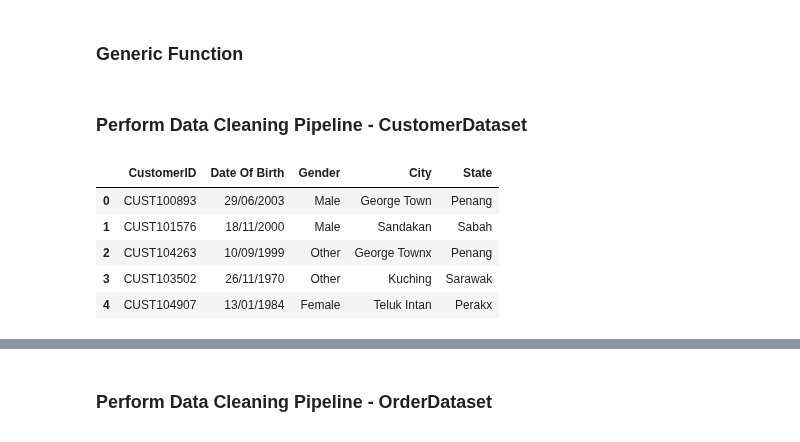
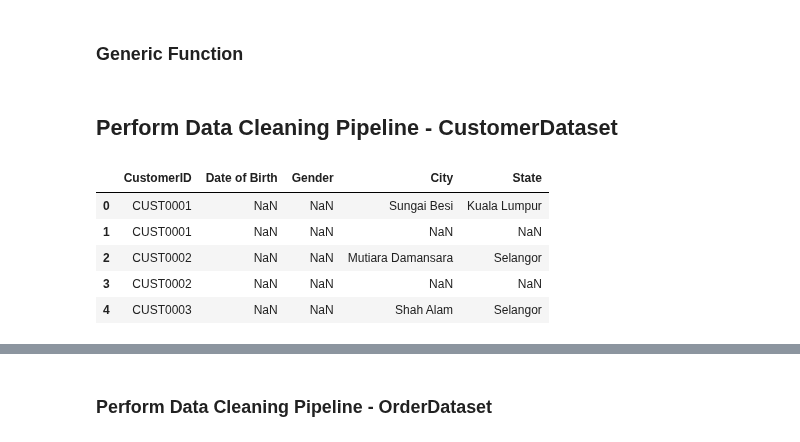
Before and after one commit to celinezyyy/Segma_FYP, a Jupyter notebook: server/python/dataCleaning/customerCleaning.ipynb, the cells around one changed output, grey strips where cells are left out. Saved outputs shown, nothing was run; the diff lists cells and outputs as text; code cells hidden in the pictures.

```diff
--- a/server/python/dataCleaning/customerCleaning.ipynb
+++ b/server/python/dataCleaning/customerCleaning.ipynb
@@ -105,29 +105,29 @@ def standardize_customer_id(df):
     # Might have special case of dirty data exist such as "****", "1234....", "annbwbciwbciowb"
     # not sure how to handle it (Currently will say bcs we focus on small business enterprise that have use digital system, so normally customerID will not have inconsistent format issue, even the inconsistant format exist, at the end this row will not be use as when we merge we cant found that customerID)
 # %% [markdown]
-### Perform Data Cleaning Pipeline - CustomerDataset
+## Perform Data Cleaning Pipeline - CustomerDataset
 # %%
 # Step 2: Load dataset
 # Replace 'customer_dataset.csv' with your actual file name or path
-# customer_file_path = "C:/Users/user/OneDrive/Desktop/Onedrive_YuyanDipsy/OneDrive/UM Y4S1/WIA3002 FYP 1 & 2/FYP2/Data/Soapan Santun - Use/2021 - 2025 Customer - Copy.csv"
-customer_file_path = "C:/Users/user/OneDrive/Desktop/Onedrive_YuyanDipsy/OneDrive/UM Y4S1/WIA3002 FYP 1 & 2/FYP2/Data/Test Data/customer_dataset_balanced_5033_rows.csv"
+customer_file_path = "C:/Users/user/OneDrive/Desktop/Onedrive_YuyanDipsy/OneDrive/UM Y4S1/WIA3002 FYP 1 & 2/FYP2/Data/Soapan Santun - Use/2021 - 2025 Customer - Copy.csv"
+# customer_file_path = "C:/Users/user/OneDrive/Desktop/Onedrive_YuyanDipsy/OneDrive/UM Y4S1/WIA3002 FYP 1 & 2/FYP2/Data/Test Data/customer_dataset_balanced_5033_rows.csv"
 # customer_file_path = "C:/Users/user/OneDrive/Desktop/Onedrive_YuyanDipsy/OneDrive/UM Y4S1/WIA3002 FYP 1 & 2/FYP2/Data/Test Data/customer_dataset_light_7719_rows.csv"
 # customer_file_path = "C:/Users/user/OneDrive/Desktop/Onedrive_YuyanDipsy/OneDrive/UM Y4S1/WIA3002 FYP 1 & 2/FYP2/Data/Test Data/customer_dataset_stress_6047_rows.csv"
 
 original_customer_dataset_name = "2021 - 2025 Customer - Copy.csv"
 
 # Read dataset
 customer_df = pd.read_csv(customer_file_path)
 
 # Show first few rows (original raw data)
 customer_df.head()
 # %% [output]
-|  | CustomerID | Date Of Birth | Gender | City | State |
-| 0 | CUST100893 | 29/06/2003 | Male | George Town | Penang |
-| 1 | CUST101576 | 18/11/2000 | Male | Sandakan | Sabah |
-| 2 | CUST104263 | 10/09/1999 | Other | George Townx | Penang |
-| 3 | CUST103502 | 26/11/1970 | Other | Kuching | Sarawak |
-| 4 | CUST104907 | 13/01/1984 | Female | Teluk Intan | Perakx |
+|  | CustomerID | Date of Birth | Gender | City | State |
+| 0 | CUST0001 | NaN | NaN | Sungai Besi | Kuala Lumpur |
+| 1 | CUST0001 | NaN | NaN | NaN | NaN |
+| 2 | CUST0002 | NaN | NaN | Mutiara Damansara | Selangor |
+| 3 | CUST0002 | NaN | NaN | NaN | NaN |
+| 4 | CUST0003 | NaN | NaN | Shah Alam | Selangor |
 # %%
 # ============================================= (CUSTOMER DATASET) STAGE 0: NORMALIZE COLUMN NAMES =============================================
 # From Generic function: normalize_columns_name
```
Also changed, not shown: parts of 8 cells of this notebook.
